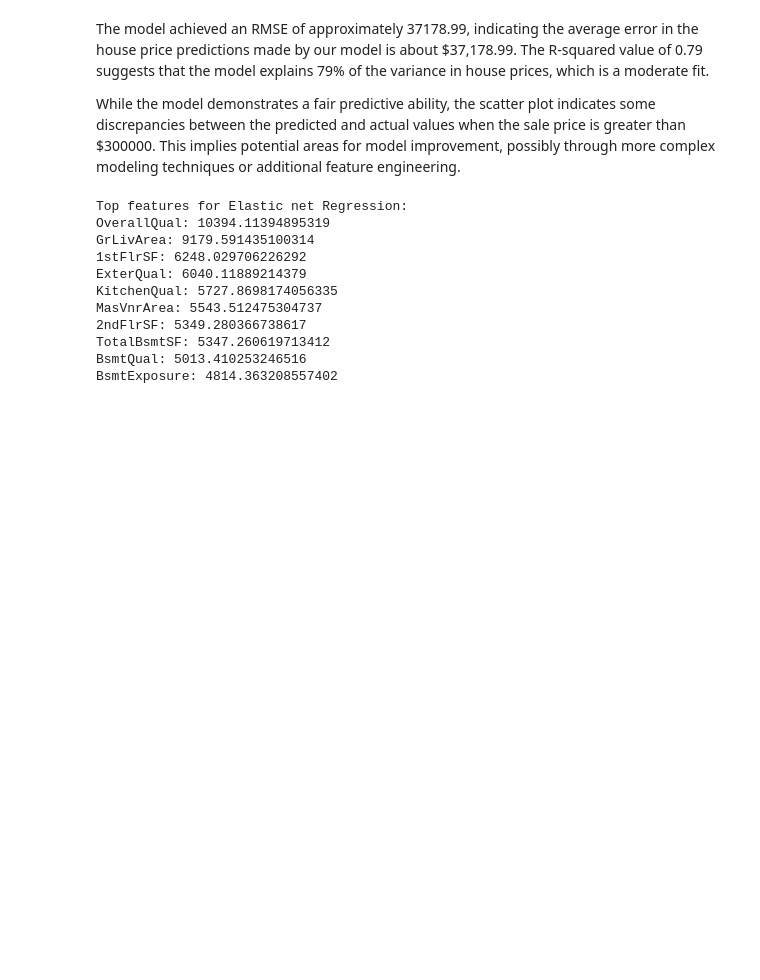
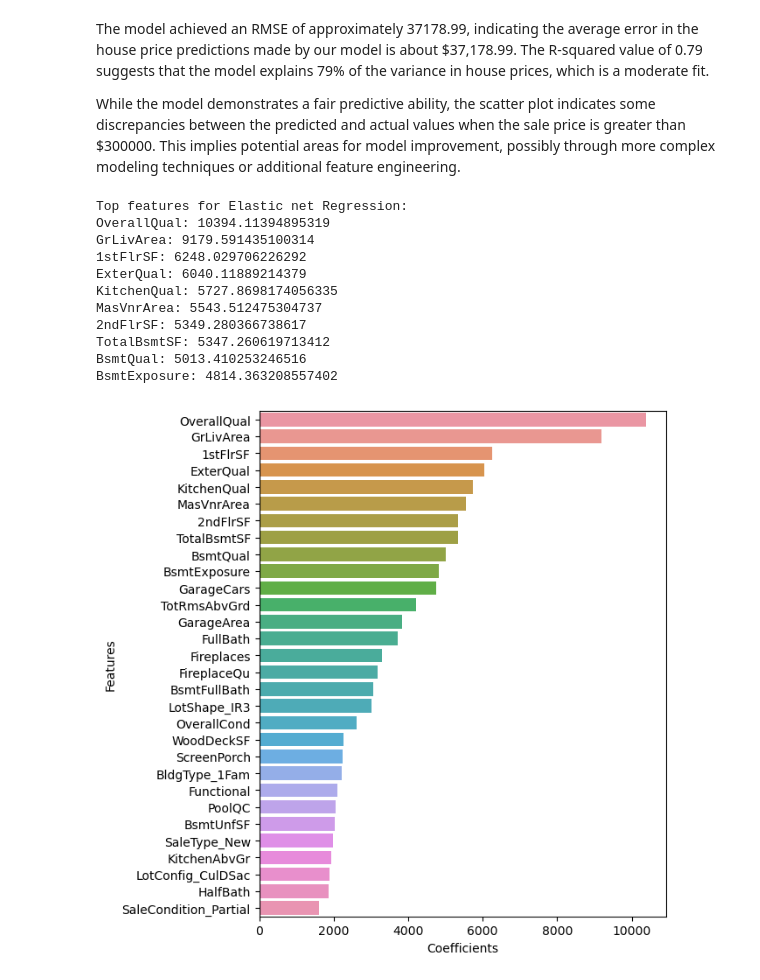
Before and after one commit to FELIX75791/CSM148_home_value_hero, a Jupyter notebook: linear_regressions.ipynb, the cells around one changed output. Drawn from its saved outputs; the diff is of its cells as text; code cells hidden in the pictures; blank space fills up the shorter version.

Commit message:
Update linear_regressions.ipynb
add top features graph

```diff
--- a/linear_regressions.ipynb
+++ b/linear_regressions.ipynb
@@ -204,3 +204,15 @@ MasVnrArea: 5543.512475304737
 TotalBsmtSF: 5347.260619713412
 BsmtQual: 5013.410253246516
 BsmtExposure: 4814.363208557402
+# %%
+import matplotlib.pyplot as plt
+import seaborn as sns
+
+info = pd.DataFrame({'Coefficients': importance, 'Features': feature_names})
+info_sorted = info.sort_values('Coefficients', ascending=False)
+top_features = info_sorted[:30]
+
+plt.figure(figsize=(6, 0.25*30))
+sns.barplot(data=top_features, y='Features', x='Coefficients')
+# %% [output]
+[figure, added]
```
